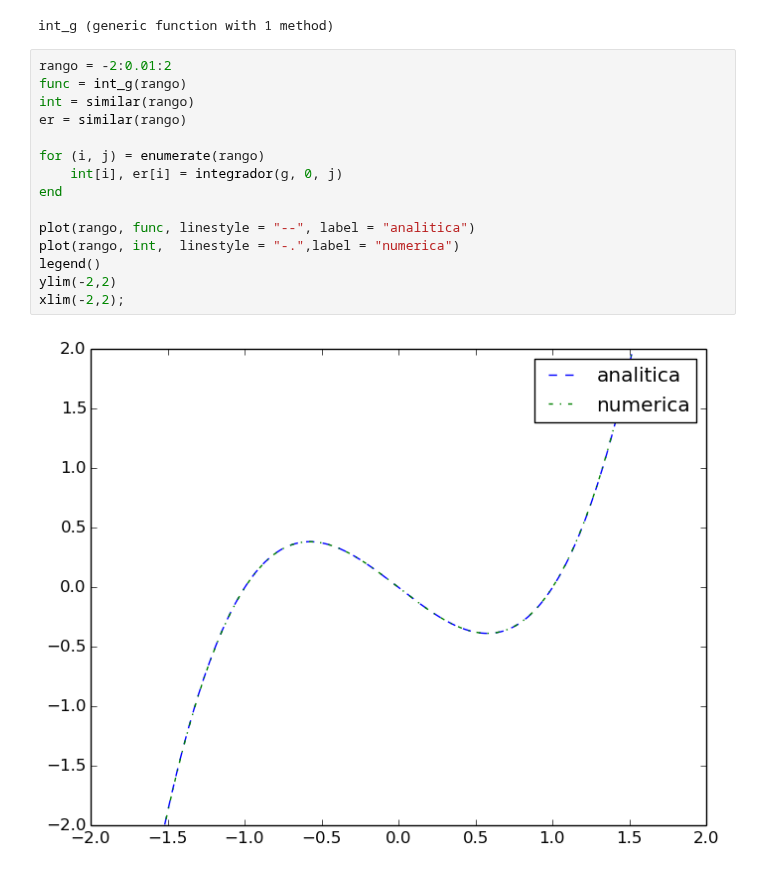
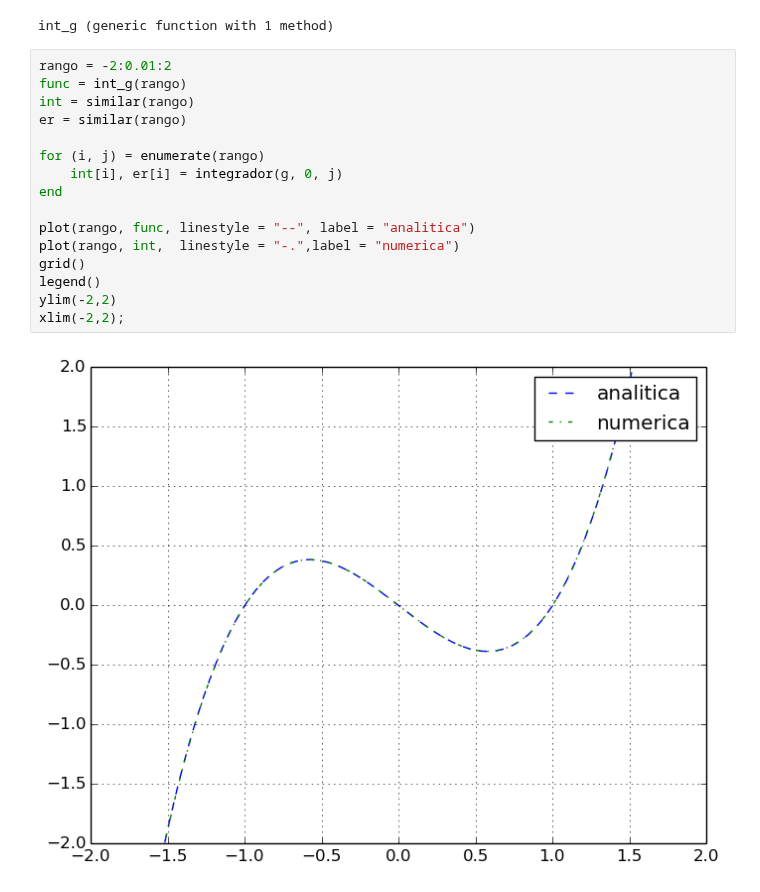
Before and after one commit to lbenet/2017-2_TSFisComputacional-1, a Jupyter notebook: tareas/Ruben/Tarea1.ipynb, the cells around one changed output. Drawn from its saved outputs; the diff is of its cells as text.

```diff
--- a/tareas/Ruben/Tarea1.ipynb
+++ b/tareas/Ruben/Tarea1.ipynb
@@ -461,17 +480,18 @@ int_g (generic function with 1 method)
 # %%
 rango = -2:0.01:2
 func = int_g(rango)
 int = similar(rango)
 er = similar(rango)
 
 for (i, j) = enumerate(rango)
     int[i], er[i] = integrador(g, 0, j)
 end
 
 plot(rango, func, linestyle = "--", label = "analitica")
 plot(rango, int,  linestyle = "-.",label = "numerica")
+grid()
 legend()
 ylim(-2,2)
 xlim(-2,2);
 # %% [output]
-[figure, old version]
+[figure, new version]
```
Also changed, not shown: parts of 17 cells of this notebook.
